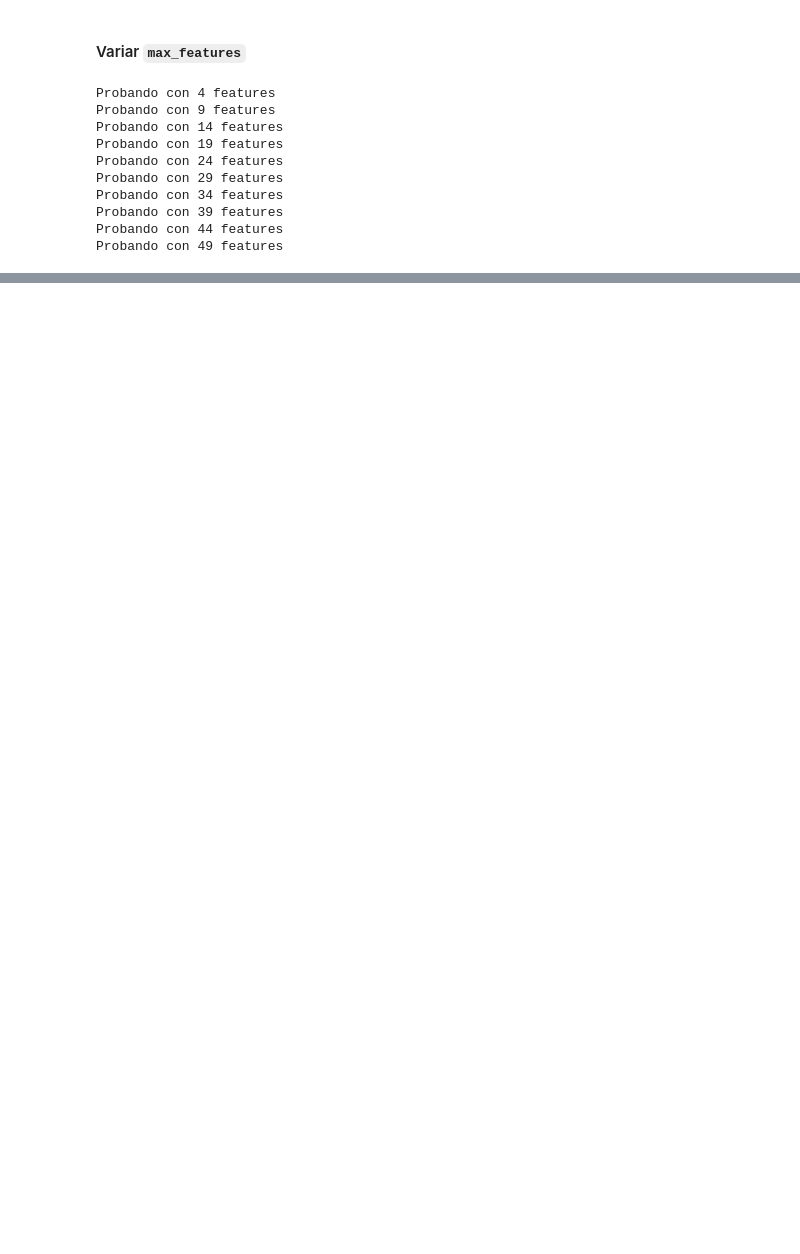
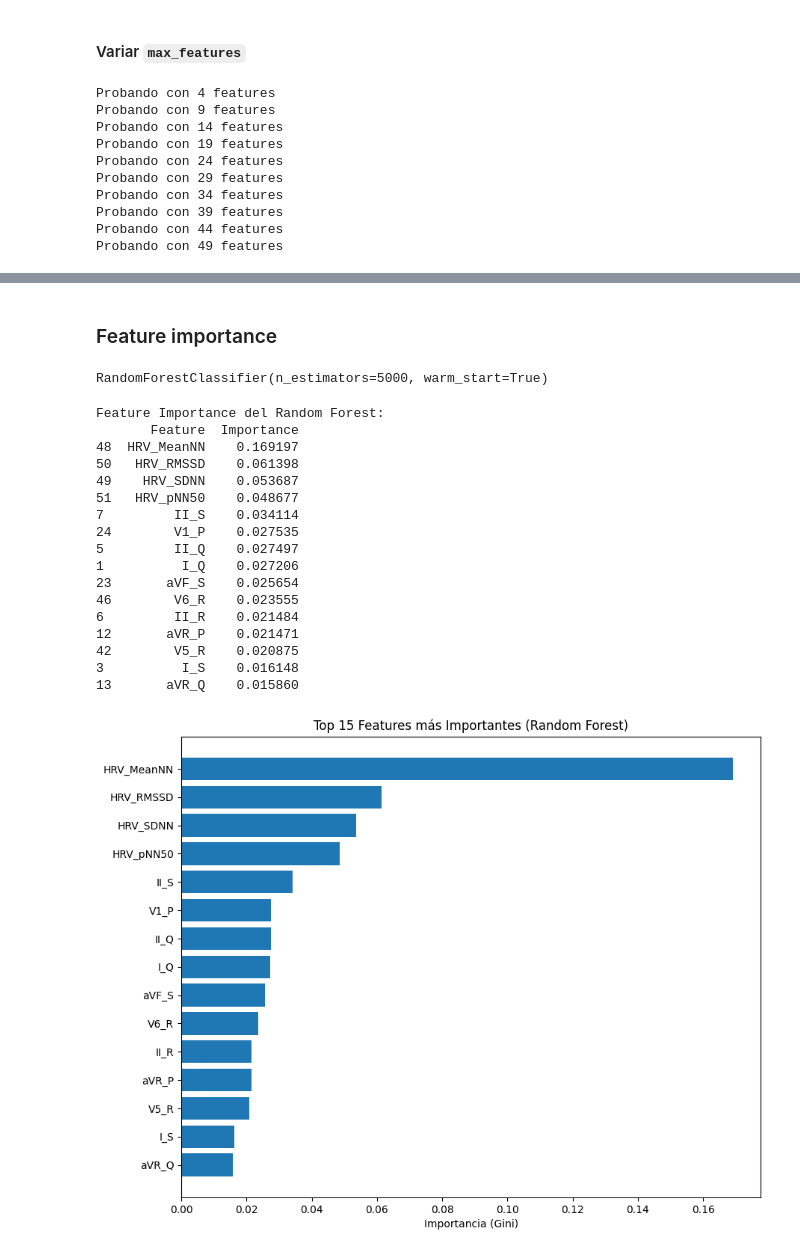
Before and after one commit to zusmoshijiku/dl-ecg, a Jupyter notebook: src/main.ipynb, the cells around one changed output, grey strips where cells are left out. Saved outputs shown, nothing was run; the diff lists cells and outputs as text; code cells hidden in the pictures; blank space fills up the shorter version.

```diff
--- a/src/main.ipynb
+++ b/src/main.ipynb
@@ -280,0 +281,64 @@ plt.scatter([i+2 for i in range(2,51,5)], scores_rf2)
+# %% [markdown]
+### Feature importance
+# %%
+# 1. Recrear tu lista de 52 features
+leads = ['I', 'II', 'III', 'aVR', 'aVL', 'aVF', 'V1', 'V2', 'V3', 'V4', 'V5', 'V6']
+waves = ['P', 'Q', 'R', 'S']
+hrv_features = ["HRV_MeanNN", "HRV_SDNN", "HRV_RMSSD", "HRV_pNN50"]
+
+# Crear las 48 features de ondas (ej: 'I_P', 'I_Q', 'I_R', 'I_S', 'II_P', ...)
+wave_features = [f"{lead}_{wave}" for lead in leads for wave in waves]
+
+# Lista completa de 52 features
+feature_names = wave_features + hrv_features
+# %%
+rf = RandomForestClassifier(n_estimators=5000, warm_start=True)
+# %%
+X_train, X_test, y_train, y_test = train_test_split(features_imputed, labels, test_size=0.2)
+rf.fit(X_train, y_train)
+# %% [output]
+RandomForestClassifier(n_estimators=5000, warm_start=True)
+# %%
+importances = rf.feature_importances_
+
+# 2. Crear un DataFrame de Pandas para verlas fácilmente
+feature_importance_df = pd.DataFrame({
+    'Feature': feature_names,
+    'Importance': importances
+})
+
+# 3. Ordenar por importancia (de mayor a menor)
+feature_importance_df = feature_importance_df.sort_values(by='Importance', ascending=False)
+
+# --- Mostrar las más importantes ---
+print("Feature Importance del Random Forest:")
+print(feature_importance_df.head(15)) # Muestra las 15 más importantes
+
+# --- Visualizar las más importantes ---
+plt.figure(figsize=(10, 8))
+plt.title('Top 15 Features más Importantes (Random Forest)')
+plt.barh(feature_importance_df['Feature'].head(15),
+         feature_importance_df['Importance'].head(15),
+         align='center')
+plt.gca().invert_yaxis() # Pone la más importante arriba
+plt.xlabel('Importancia (Gini)')
+plt.show()
+# %% [output]
+Feature Importance del Random Forest:
+       Feature  Importance
+48  HRV_MeanNN    0.169197
+50   HRV_RMSSD    0.061398
+49    HRV_SDNN    0.053687
+51   HRV_pNN50    0.048677
+7         II_S    0.034114
+24        V1_P    0.027535
+5         II_Q    0.027497
+1          I_Q    0.027206
+23       aVF_S    0.025654
+46        V6_R    0.023555
+6         II_R    0.021484
+12       aVR_P    0.021471
+42        V5_R    0.020875
+3          I_S    0.016148
+13       aVR_Q    0.015860
+[figure, added]
```
Also changed, not shown: parts of 8 cells of this notebook, 2 other files.
